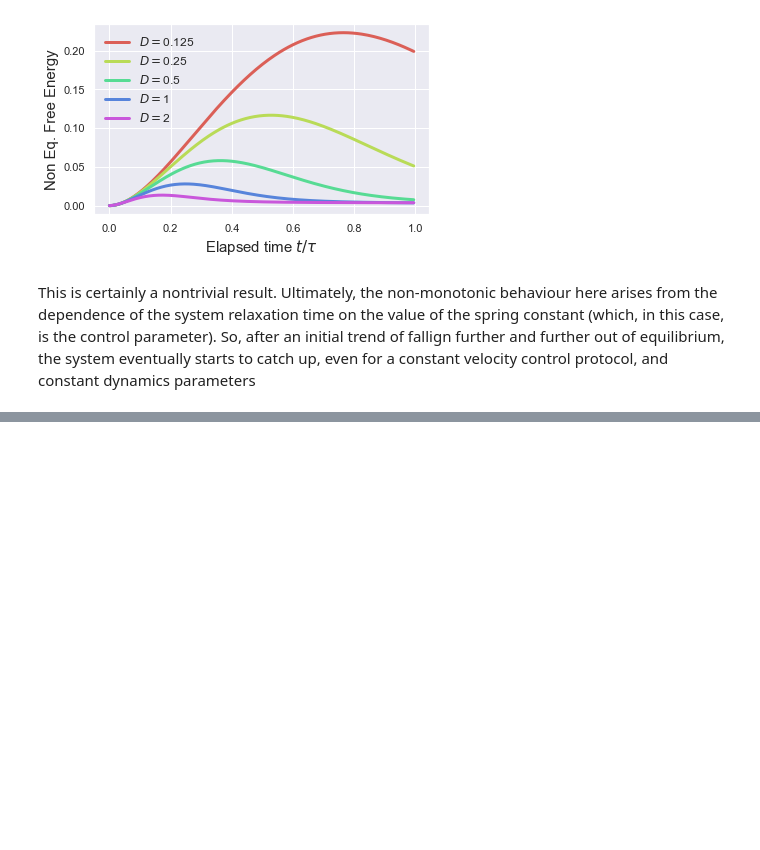
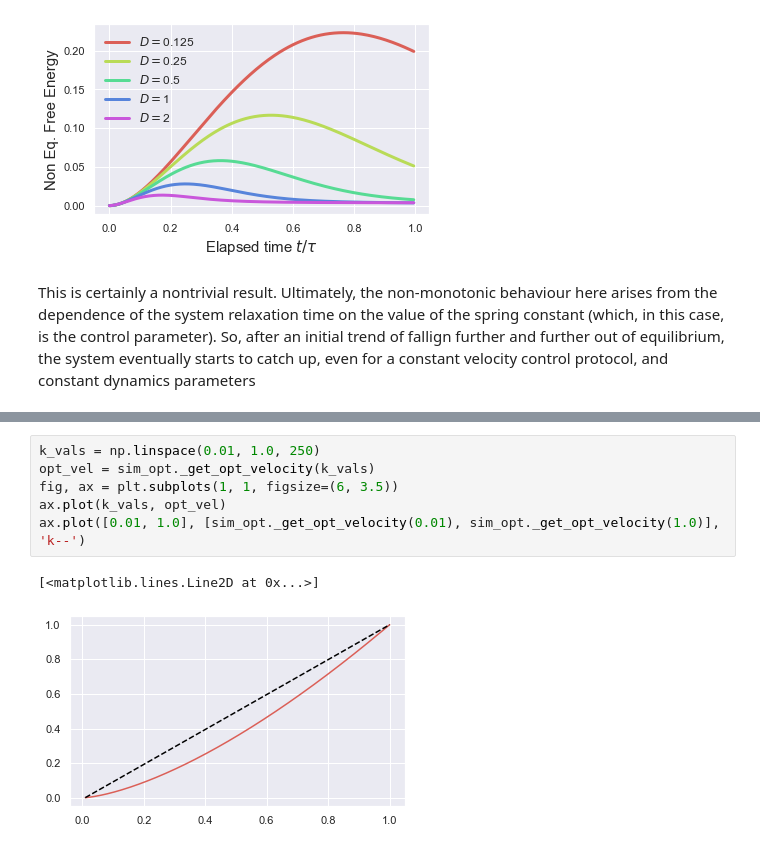
Before and after one commit to StevenJLarge/FokkerPlanck, a Jupyter notebook: notebooks/05-slarge-breathing-trap.ipynb, the cells around one changed output, grey strips where cells are left out. Saved outputs shown, nothing was run; the diff lists cells and outputs as text; blank space fills up the shorter version.

```diff
--- a/notebooks/05-slarge-breathing-trap.ipynb
+++ b/notebooks/05-slarge-breathing-trap.ipynb
@@ -471,0 +505,9 @@ res_opt = sim_naive.run_optimal_simulation(0.5, 4.0)
+# %%
+k_vals = np.linspace(0.01, 1.0, 250)
+opt_vel = sim_opt._get_opt_velocity(k_vals)
+fig, ax = plt.subplots(1, 1, figsize=(6, 3.5))
+ax.plot(k_vals, opt_vel)
+ax.plot([0.01, 1.0], [sim_opt._get_opt_velocity(0.01), sim_opt._get_opt_velocity(1.0)], 'k--')
+# %% [output]
+[<matplotlib.lines.Line2D at 0x...>]
+[figure, added]
```
Also changed, not shown: parts of 6 cells of this notebook.
